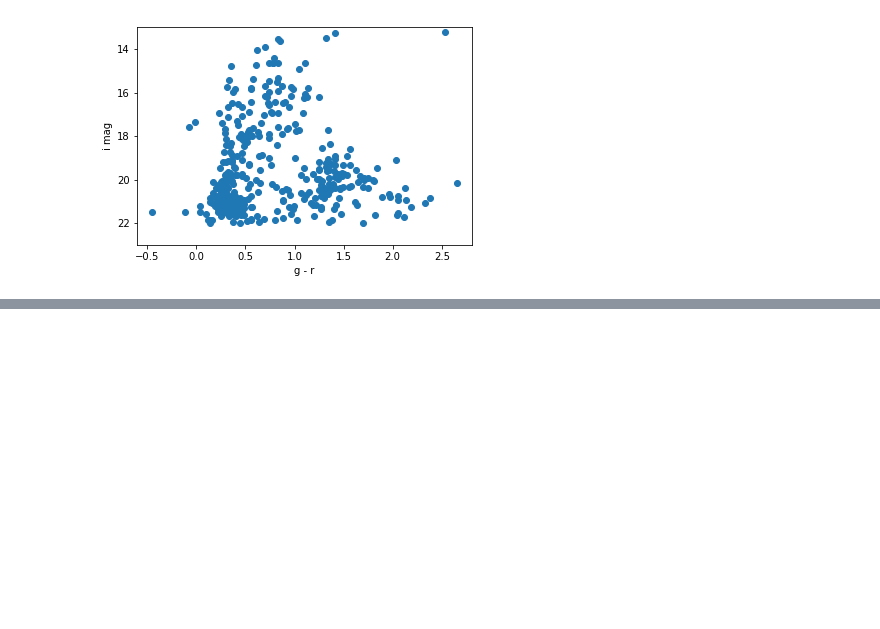
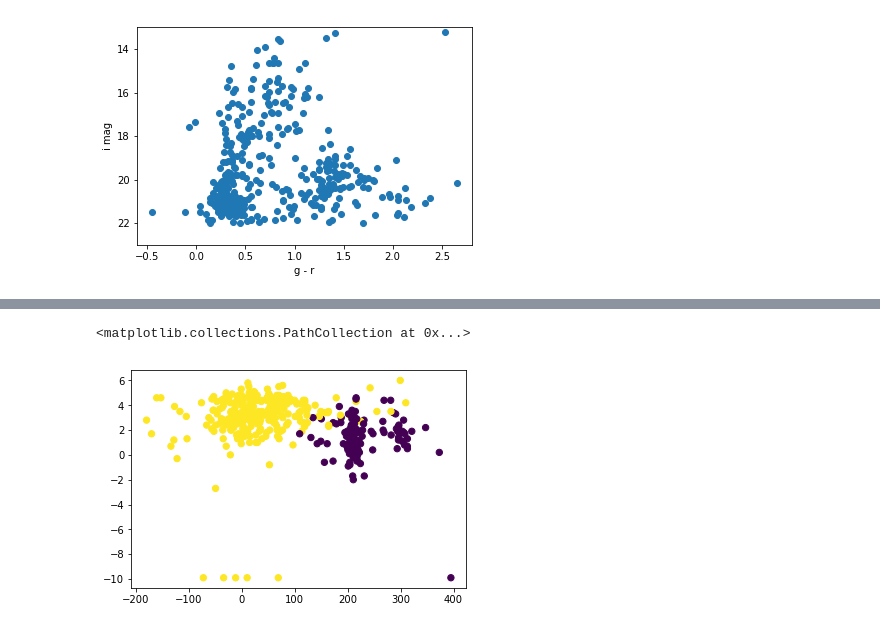
Before and after one commit to UCLAMLRG/reading_group_2017_fall, a Jupyter notebook: week2/Dwarf Galaxy - Segue 1 members.ipynb, the cells around one changed output, grey strips where cells are left out. Cells and saved outputs as stored; diff of their text form; code cells hidden in the pictures; blank space fills up the shorter version.

```diff
--- a/week2/Dwarf Galaxy - Segue 1 members.ipynb
+++ b/week2/Dwarf Galaxy - Segue 1 members.ipynb
@@ -43,3 +48,11 @@ plt.ylabel('i mag')
 # %% [output]
 <matplotlib.text.Text at 0x...>
 [figure]
+# %%
+# make a data set with the velocity and metallicity
+X = np.array([tab['Vel'],tab['EW'],tab['_RA'],tab['_DE'],tab['imag'],tab['gmag']-tab['rmag']])
+print(X[:,0:10])
+X = X.transpose()
+print(X[:,:])
+
+X.shape
@@ -45,0 +78,8 @@ plt.ylabel('i mag')
+# %%
+from sklearn.mixture import GaussianMixture as GMM
+gmm = GMM(n_components=2).fit(X)
+labels = gmm.predict(X)
+plt.scatter(X[:, 0], X[:, 1], c=labels, s=40, cmap='viridis')
+# %% [output]
+<matplotlib.collections.PathCollection at 0x...>
+[figure, added]
```
Also changed, not shown: parts of 6 cells of this notebook, 1 other file.
